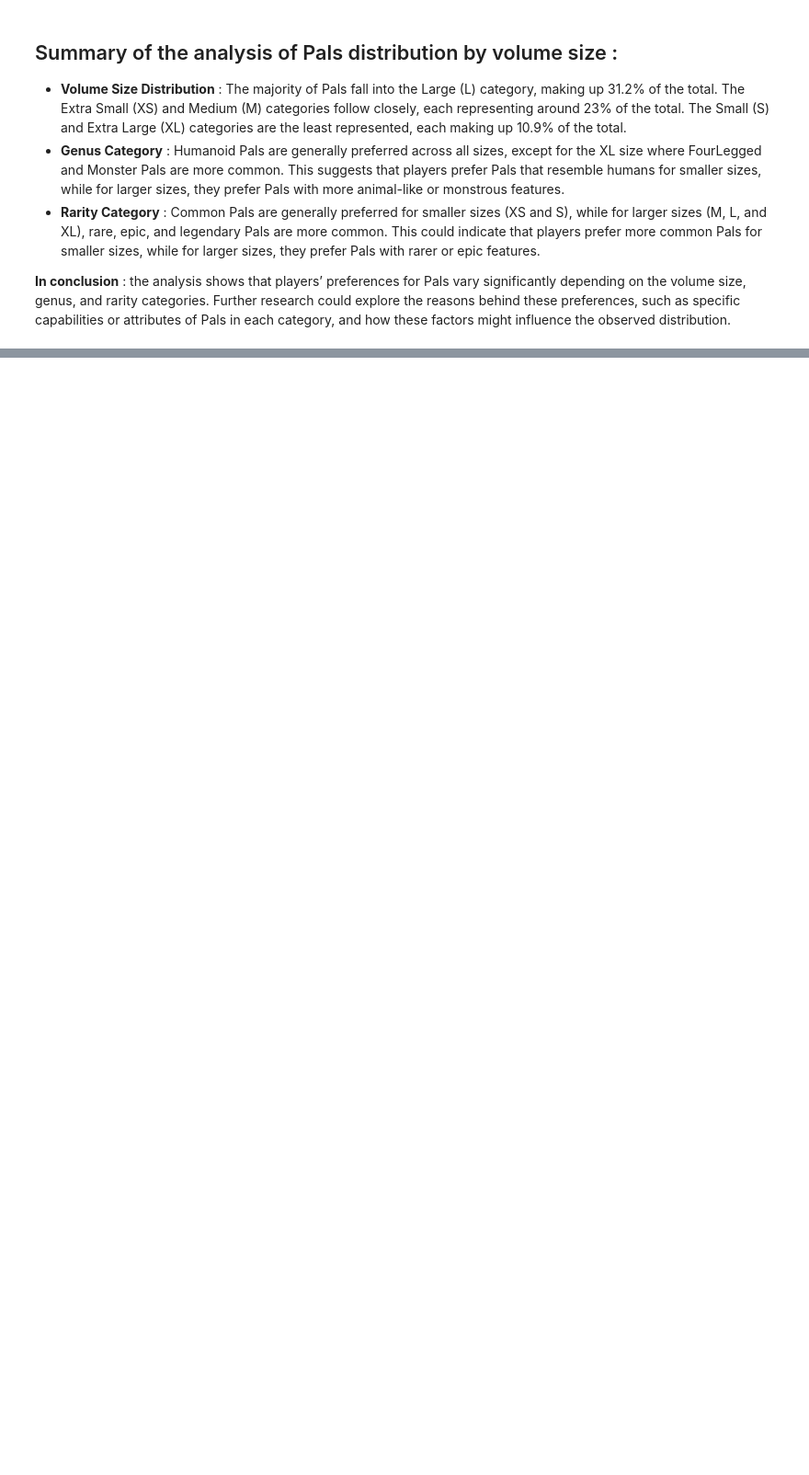
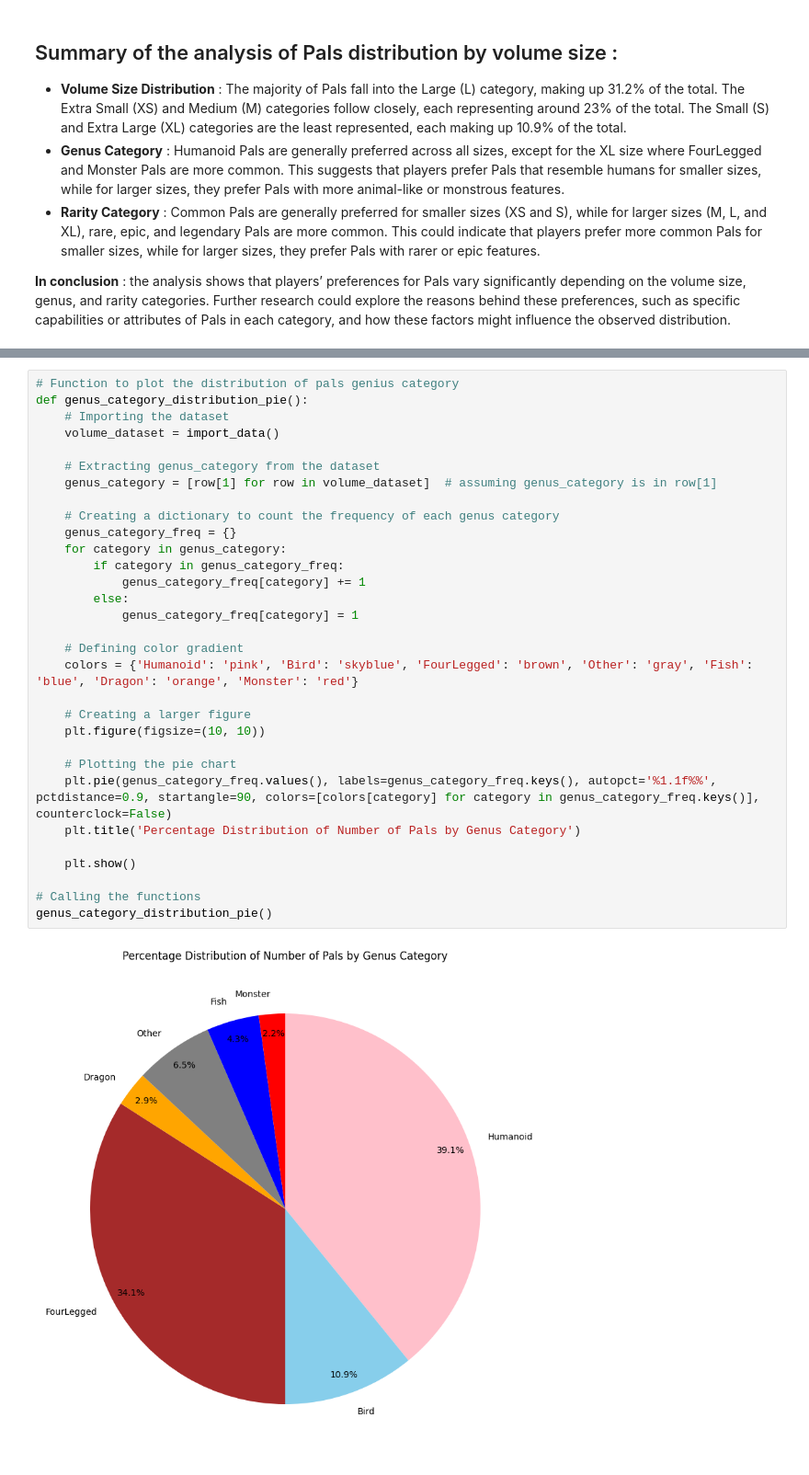
Before and after one commit to christian-aucane/pals-analysis, a Jupyter notebook: analysis.ipynb, the cells around one changed output, grey strips where cells are left out. Shown at 92% size. Saved outputs shown, nothing was run; the diff lists cells and outputs as text; blank space fills up the shorter version.

```diff
--- a/analysis.ipynb
+++ b/analysis.ipynb
@@ -272,0 +280,33 @@ volume_size_distribution_rarity_bar()
+# %%
+# Function to plot the distribution of pals genius category
+def genus_category_distribution_pie():
+    # Importing the dataset
+    volume_dataset = import_data()
+
+    # Extracting genus_category from the dataset
+    genus_category = [row[1] for row in volume_dataset]  # assuming genus_category is in row[1]
+
+    # Creating a dictionary to count the frequency of each genus category
+    genus_category_freq = {}
+    for category in genus_category:
+        if category in genus_category_freq:
+            genus_category_freq[category] += 1
+        else:
+            genus_category_freq[category] = 1
+
+    # Defining color gradient
+    colors = {'Humanoid': 'pink', 'Bird': 'skyblue', 'FourLegged': 'brown', 'Other': 'gray', 'Fish': 'blue', 'Dragon': 'orange', 'Monster': 'red'}
+
+    # Creating a larger figure
+    plt.figure(figsize=(10, 10))
+
+    # Plotting the pie chart
+    plt.pie(genus_category_freq.values(), labels=genus_category_freq.keys(), autopct='%1.1f%%', pctdistance=0.9, startangle=90, colors=[colors[category] for category in genus_category_freq.keys()], counterclock=False)
+    plt.title('Percentage Distribution of Number of Pals by Genus Category')
+
+    plt.show()
+
+# Calling the functions
+genus_category_distribution_pie()
+# %% [output]
+[figure, added]
```
Also changed, not shown: parts of 11 cells of this notebook.
